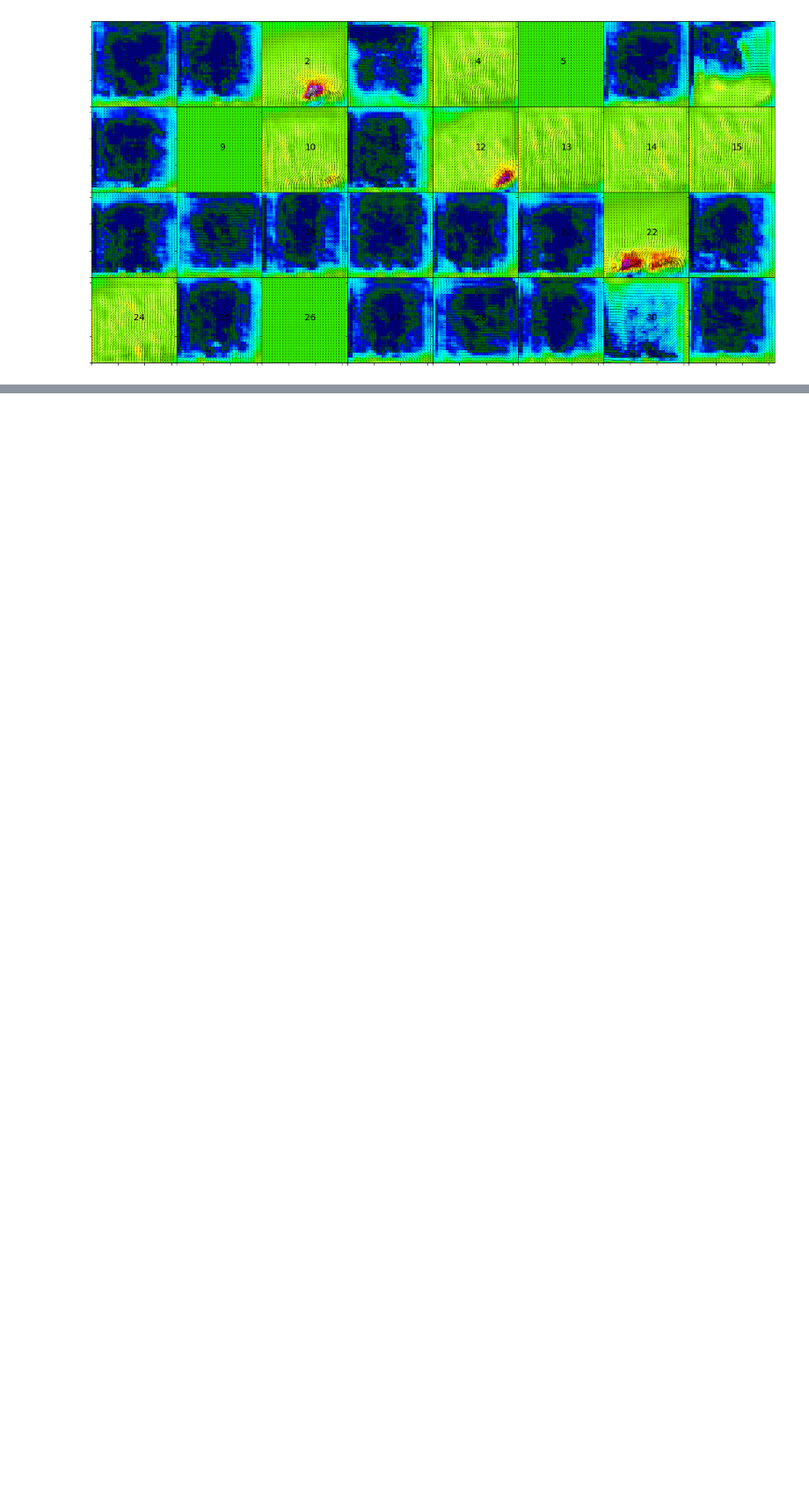
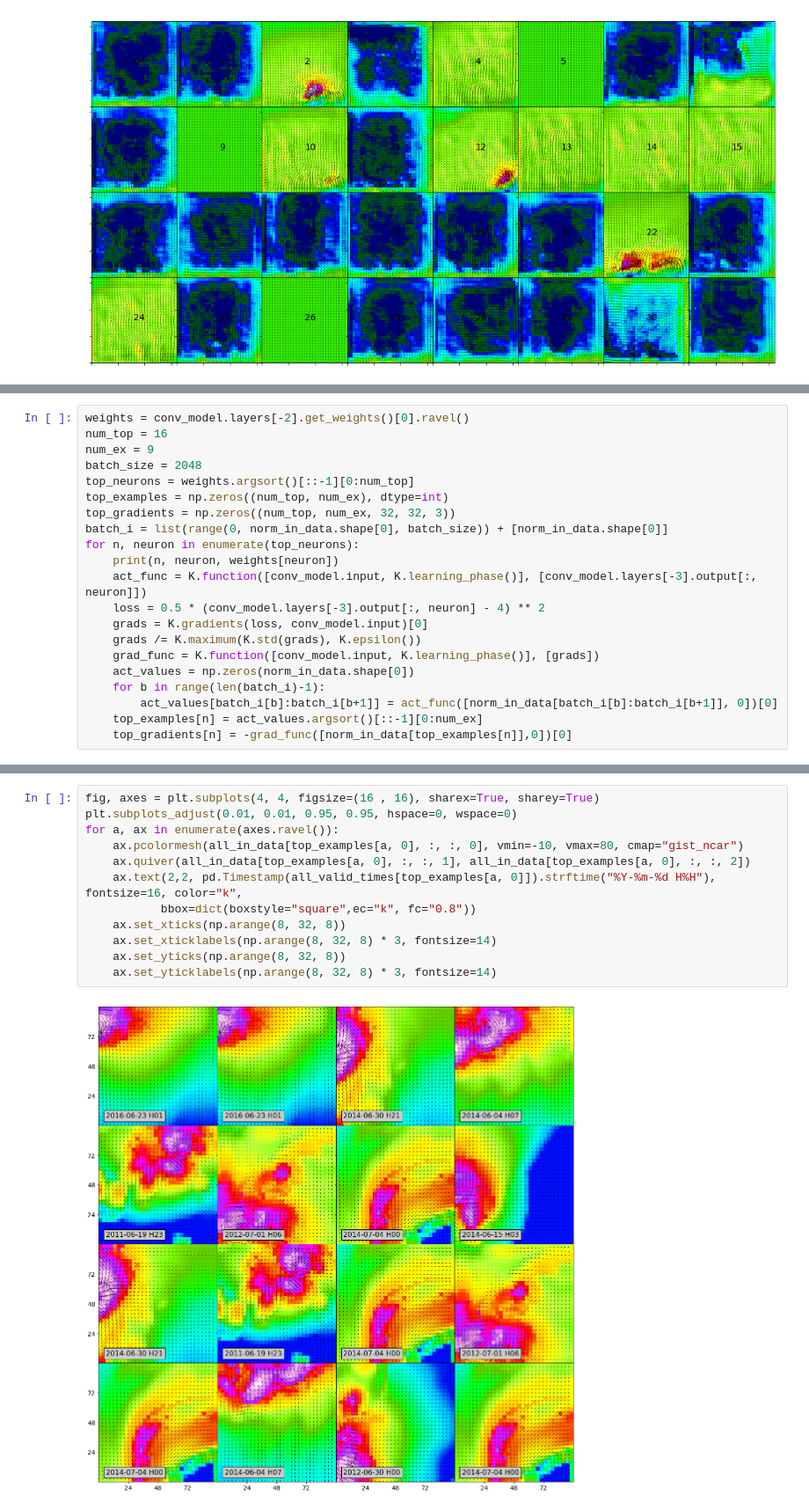
Before and after one commit to djgagne/swirlnet, a Jupyter notebook: notebooks/deep_swirl_tutorial.ipynb, the cells around one changed output, grey strips where cells are left out. Shown at 88% size. Saved outputs shown, nothing was run; the diff lists cells and outputs as text; blank space fills up the shorter version.

```diff
--- a/notebooks/deep_swirl_tutorial.ipynb
+++ b/notebooks/deep_swirl_tutorial.ipynb
@@ -747,0 +771,21 @@ plt.savefig("mean_conv_filter_activations.png", dpi=300, bbox_inches="tight")
+# %%
+weights = conv_model.layers[-2].get_weights()[0].ravel()
+num_top = 16
+num_ex = 9
+batch_size = 2048
+top_neurons = weights.argsort()[::-1][0:num_top]
+top_examples = np.zeros((num_top, num_ex), dtype=int)
+top_gradients = np.zeros((num_top, num_ex, 32, 32, 3))
+batch_i = list(range(0, norm_in_data.shape[0], batch_size)) + [norm_in_data.shape[0]]
+for n, neuron in enumerate(top_neurons):
+    print(n, neuron, weights[neuron])
+    act_func = K.function([conv_model.input, K.learning_phase()], [conv_model.layers[-3].output[:, neuron]])
+    loss = 0.5 * (conv_model.layers[-3].output[:, neuron] - 4) ** 2
+    grads = K.gradients(loss, conv_model.input)[0]
+    grads /= K.maximum(K.std(grads), K.epsilon())
+    grad_func = K.function([conv_model.input, K.learning_phase()], [grads])
+    act_values = np.zeros(norm_in_data.shape[0])
+    for b in range(len(batch_i)-1):
+        act_values[batch_i[b]:batch_i[b+1]] = act_func([norm_in_data[batch_i[b]:batch_i[b+1]], 0])[0]
+    top_examples[n] = act_values.argsort()[::-1][0:num_ex]
+    top_gradients[n] = -grad_func([norm_in_data[top_examples[n]],0])[0]
@@ -747,0 +809,14 @@ plt.savefig("mean_conv_filter_activations.png", dpi=300, bbox_inches="tight")
+# %%
+fig, axes = plt.subplots(4, 4, figsize=(16 , 16), sharex=True, sharey=True)
+plt.subplots_adjust(0.01, 0.01, 0.95, 0.95, hspace=0, wspace=0)
+for a, ax in enumerate(axes.ravel()):
+    ax.pcolormesh(all_in_data[top_examples[a, 0], :, :, 0], vmin=-10, vmax=80, cmap="gist_ncar")
+    ax.quiver(all_in_data[top_examples[a, 0], :, :, 1], all_in_data[top_examples[a, 0], :, :, 2])
+    ax.text(2,2, pd.Timestamp(all_valid_times[top_examples[a, 0]]).strftime("%Y-%m-%d H%H"), fontsize=16, color="k",
+           bbox=dict(boxstyle="square",ec="k", fc="0.8"))
+    ax.set_xticks(np.arange(8, 32, 8))
+    ax.set_xticklabels(np.arange(8, 32, 8) * 3, fontsize=14)
+    ax.set_yticks(np.arange(8, 32, 8))
+    ax.set_yticklabels(np.arange(8, 32, 8) * 3, fontsize=14)
+# %% [output]
+[figure, added]
```
Also changed, not shown: parts of 9 cells of this notebook.
